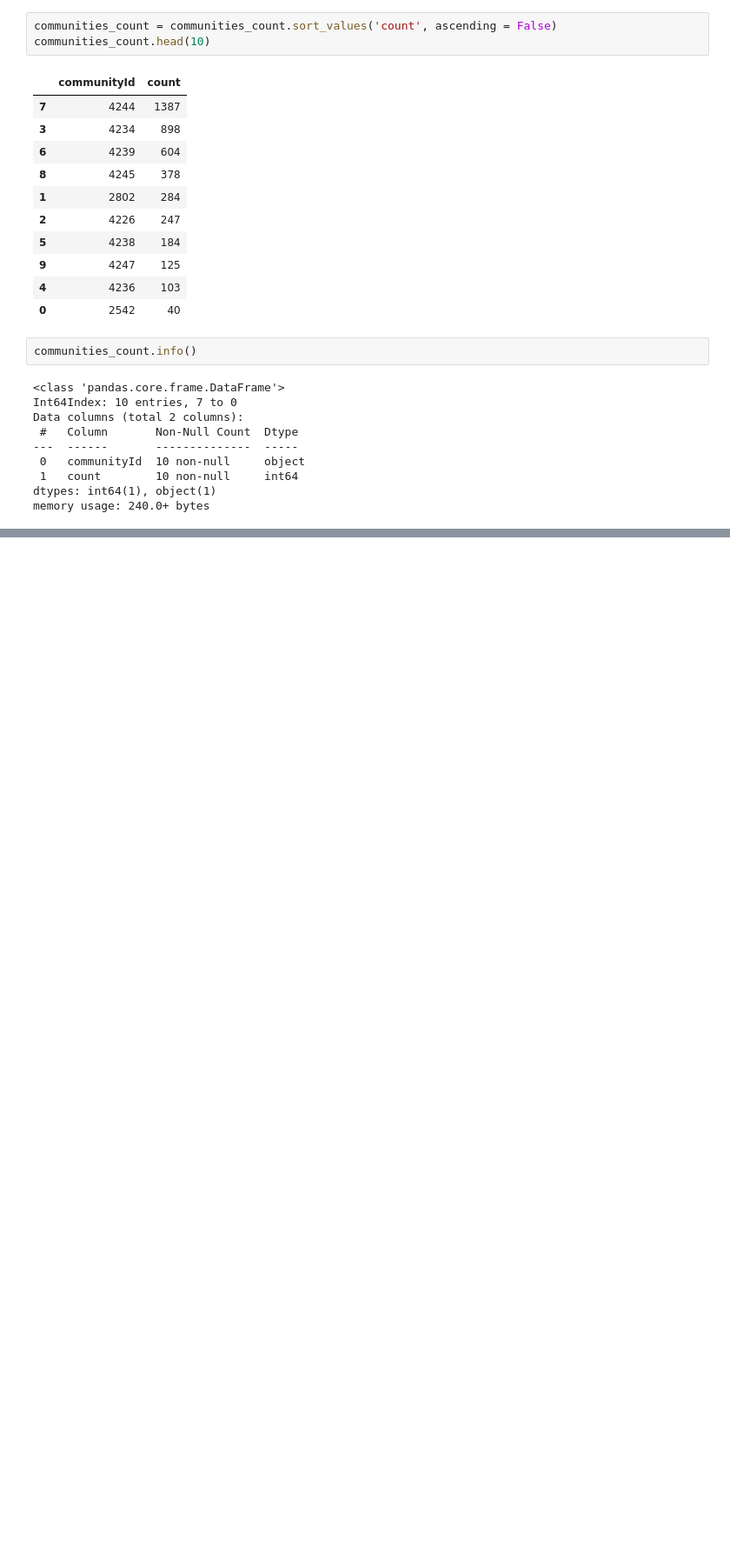
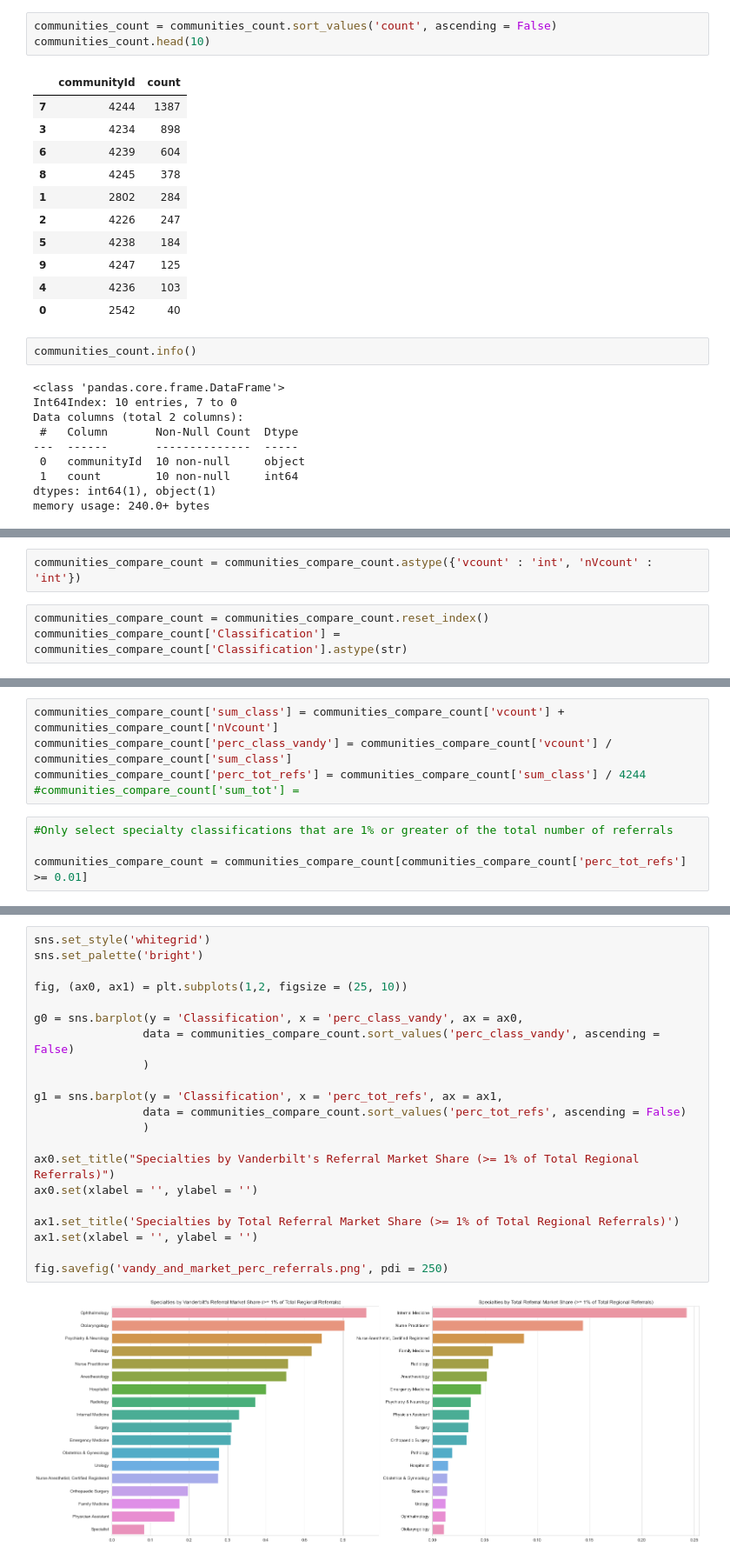
Before and after one commit to nss-data-science-cohort-4/hcbb_hop_team-motp, a Jupyter notebook: notebooks/ajg_communities_investigation_communities.ipynb, the cells around one changed output, grey strips where cells are left out. Shown: that part at 87% size. Drawn from its saved outputs; the diff is of its cells as text; blank space fills up the shorter version.

```diff
--- a/notebooks/ajg_communities_investigation_communities.ipynb
+++ b/notebooks/ajg_communities_investigation_communities.ipynb
@@ -271,0 +335,5 @@ look at the ones they don't have a monopoly or major market share in
+# %%
+communities_compare_count = communities_compare_count.astype({'vcount' : 'int', 'nVcount' : 'int'})
+# %%
+communities_compare_count = communities_compare_count.reset_index()
+communities_compare_count['Classification'] = communities_compare_count['Classification'].astype(str)
@@ -271,0 +347,9 @@ look at the ones they don't have a monopoly or major market share in
+# %%
+communities_compare_count['sum_class'] = communities_compare_count['vcount'] + communities_compare_count['nVcount']
+communities_compare_count['perc_class_vandy'] = communities_compare_count['vcount'] / communities_compare_count['sum_class']
+communities_compare_count['perc_tot_refs'] = communities_compare_count['sum_class'] / 4244
+#communities_compare_count['sum_tot'] =
+# %%
+#Only select specialty classifications that are 1% or greater of the total number of referrals
+
+communities_compare_count = communities_compare_count[communities_compare_count['perc_tot_refs'] >= 0.01]
@@ -271,0 +376,23 @@ look at the ones they don't have a monopoly or major market share in
+# %%
+sns.set_style('whitegrid')
+sns.set_palette('bright')
+
+fig, (ax0, ax1) = plt.subplots(1,2, figsize = (25, 10))
+
+g0 = sns.barplot(y = 'Classification', x = 'perc_class_vandy', ax = ax0,
+                data = communities_compare_count.sort_values('perc_class_vandy', ascending = False)
+                )
+
+g1 = sns.barplot(y = 'Classification', x = 'perc_tot_refs', ax = ax1,
+                data = communities_compare_count.sort_values('perc_tot_refs', ascending = False)
+                )
+
+ax0.set_title("Specialties by Vanderbilt's Referral Market Share (>= 1% of Total Regional Referrals)")
+ax0.set(xlabel = '', ylabel = '')
+
+ax1.set_title('Specialties by Total Referral Market Share (>= 1% of Total Regional Referrals)')
+ax1.set(xlabel = '', ylabel = '')
+
+fig.savefig('vandy_and_market_perc_referrals.png', pdi = 250)
+# %% [output]
+[figure, added]
```
Also changed, not shown: parts of 29 cells of this notebook, 1 other file.
